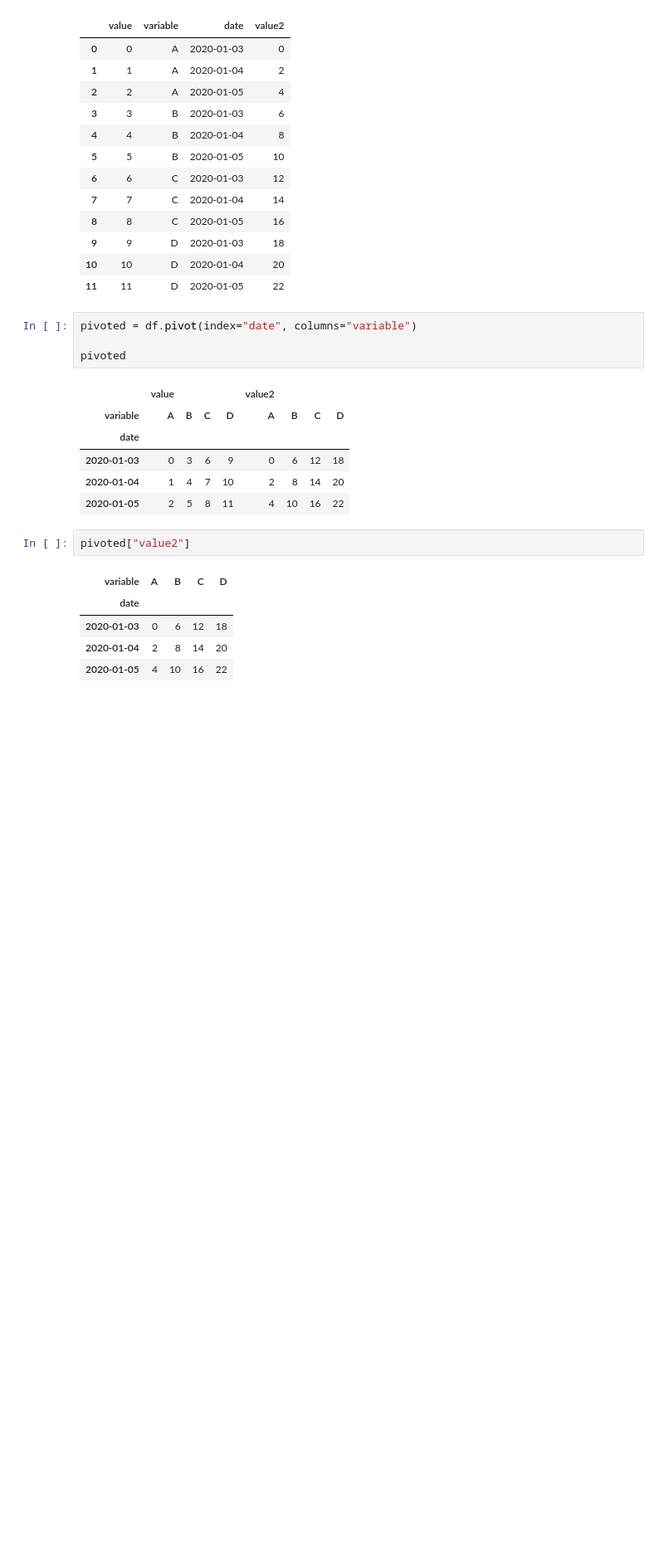
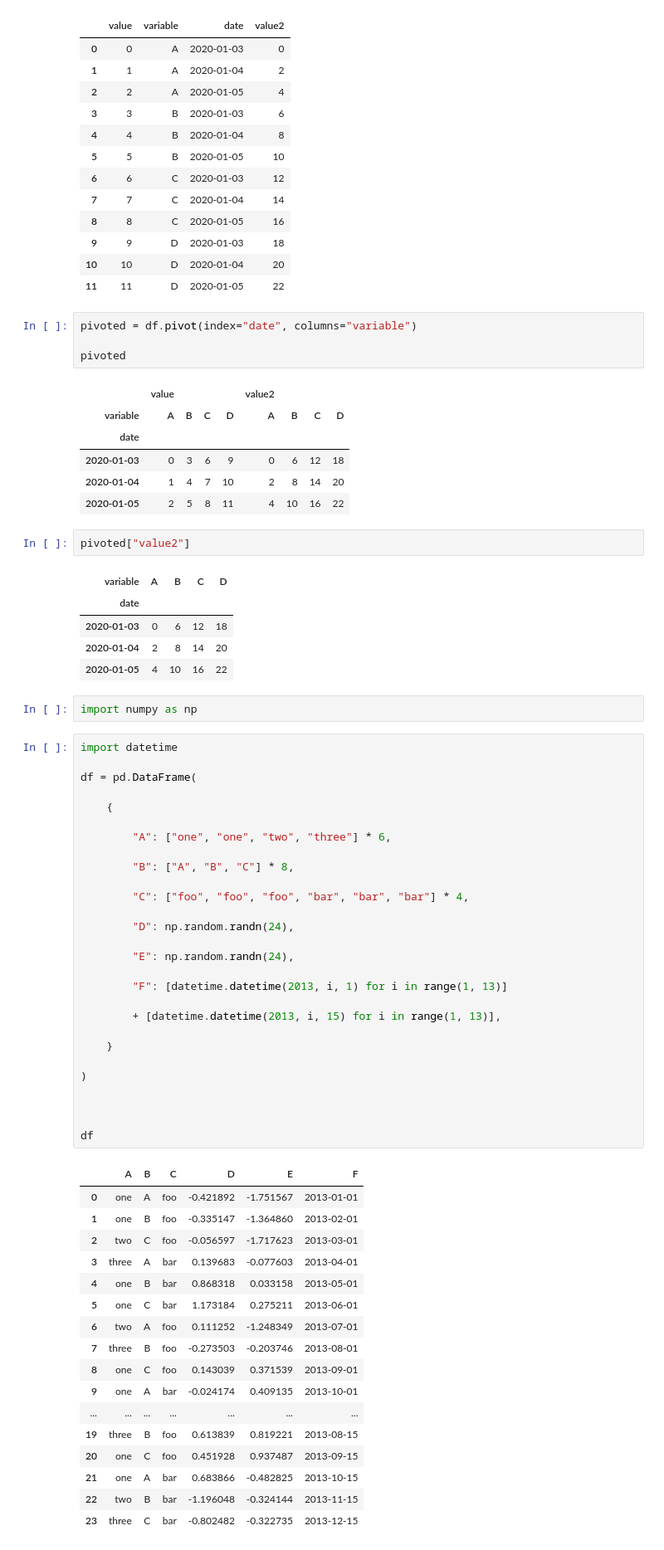
Before and after one commit to ilyak93/self-studying, a Jupyter notebook: DataEngineering/pandas/pandas_reshaping_pivot_tables.ipynb, the cells around one changed output. Shown at 83% size. Drawn from its saved outputs; the diff is of its cells as text; blank space fills up the shorter version.

```diff
--- a/DataEngineering/pandas/pandas_reshaping_pivot_tables.ipynb
+++ b/DataEngineering/pandas/pandas_reshaping_pivot_tables.ipynb
@@ -76,3 +76,51 @@ pivoted["value2"]
 | 2020-01-03 | 0 | 6 | 12 | 18 |
 | 2020-01-04 | 2 | 8 | 14 | 20 |
 | 2020-01-05 | 4 | 10 | 16 | 22 |
+# %%
+import numpy as np
+# %%
+import datetime
+
+df = pd.DataFrame(
+
+    {
+
+        "A": ["one", "one", "two", "three"] * 6,
+
+        "B": ["A", "B", "C"] * 8,
+
+        "C": ["foo", "foo", "foo", "bar", "bar", "bar"] * 4,
+
+        "D": np.random.randn(24),
+
+        "E": np.random.randn(24),
+
+        "F": [datetime.datetime(2013, i, 1) for i in range(1, 13)]
+
+        + [datetime.datetime(2013, i, 15) for i in range(1, 13)],
+
+    }
+
+)
+
+
+
+df
+# %% [output]
+|  | A | B | C | D | E | F |
+| 0 | one | A | foo | -0.421892 | -1.751567 | 2013-01-01 |
+| 1 | one | B | foo | -0.335147 | -1.364860 | 2013-02-01 |
+| 2 | two | C | foo | -0.056597 | -1.717623 | 2013-03-01 |
+| 3 | three | A | bar | 0.139683 | -0.077603 | 2013-04-01 |
+| 4 | one | B | bar | 0.868318 | 0.033158 | 2013-05-01 |
+| 5 | one | C | bar | 1.173184 | 0.275211 | 2013-06-01 |
+| 6 | two | A | foo | 0.111252 | -1.248349 | 2013-07-01 |
+| 7 | three | B | foo | -0.273503 | -0.203746 | 2013-08-01 |
+| 8 | one | C | foo | 0.143039 | 0.371539 | 2013-09-01 |
+| 9 | one | A | bar | -0.024174 | 0.409135 | 2013-10-01 |
+| ... | ... | ... | ... | ... | ... | ... |
+| 19 | three | B | foo | 0.613839 | 0.819221 | 2013-08-15 |
+| 20 | one | C | foo | 0.451928 | 0.937487 | 2013-09-15 |
+| 21 | one | A | bar | 0.683866 | -0.482825 | 2013-10-15 |
+| 22 | two | B | bar | -1.196048 | -0.324144 | 2013-11-15 |
+| 23 | three | C | bar | -0.802482 | -0.322735 | 2013-12-15 |
```
Also changed, not shown: parts of 11 cells of this notebook.
